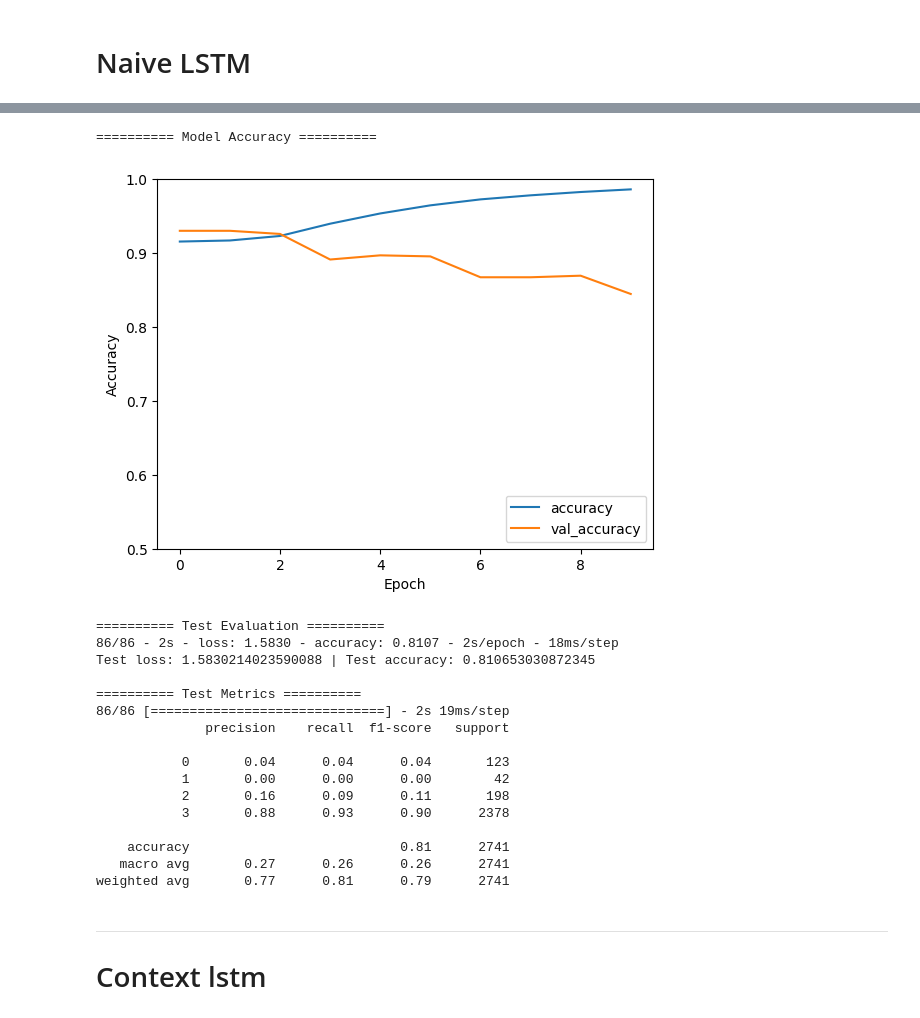
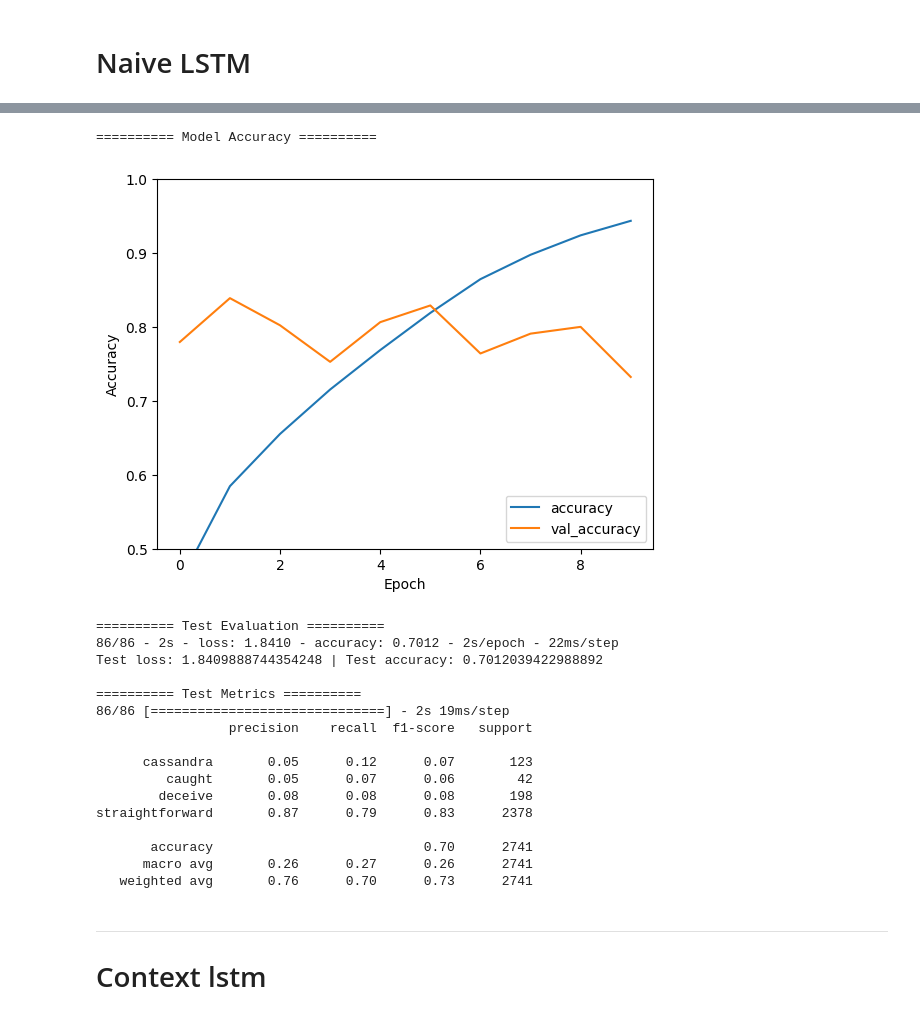
Before and after one commit to AdamKreitz/w266-final-project, a Jupyter notebook: lee2.ipynb, the cells around one changed output, grey strips where cells are left out. Saved outputs shown, nothing was run; the diff lists cells and outputs as text; code cells hidden in the pictures.

Commit message:
added SMOTE

```diff
--- a/lee2.ipynb
+++ b/lee2.ipynb
@@ -139,13 +154,13 @@ def EvaluateModel(model: tf.keras.Sequential, test_ds: tf.data.Dataset, test_tar
     y_pred_labels = np.argmax(y_pred, axis=1)
     print(sklearn.metrics.classification_report(test_target, y_pred_labels, target_names=(label_encoder.classes_ if label_encoder != None else None)))
 # %%
-def Tokenize(tokenizer, df: pd.DataFrame, sequence_len = 300) -> tuple:
+def Tokenize(tokenizer, df: pd.DataFrame, sequence_len = 300, smote = None) -> tuple:
     """
     Makes a consistant return of tokenized and padded messages and previous messages.
     """
     encoded_msg = tokenizer.texts_to_sequences(df['messages'])
     encoded_prev_msg = tokenizer.texts_to_sequences(df['previous_message'])
-    return encoded_msg, keras.preprocessing.sequence.pad_sequences(encoded_msg, sequence_len), encoded_prev_msg, keras.preprocessing.sequence.pad_sequences(encoded_prev_msg, sequence_len)
+    return keras.preprocessing.sequence.pad_sequences(encoded_msg, sequence_len), keras.preprocessing.sequence.pad_sequences(encoded_prev_msg, sequence_len)
 # %% [markdown]
 <hr/>
 
@@ -298,11 +313,15 @@ VOCAB_SIZE = 5000 # len(unique_words)
 tokenizer = keras.preprocessing.text.Tokenizer(num_words=VOCAB_SIZE, oov_token="<OOV>")
 tokenizer.fit_on_texts(train_df['messages'])
 label_encoder = sklearn.preprocessing.LabelEncoder()
+smote = imblearn.over_sampling.SMOTE()
 
 train_df['label_encoded'] = label_encoder.fit_transform(train_df['label'])
 test_df['label_encoded'] = label_encoder.fit_transform(test_df['label'])
 validation_df['label_encoded'] = label_encoder.fit_transform(validation_df['label'])
 
-train_encoded, train_encoded_padded, train_prev_encoded, train_prev_encoded_padded = Tokenize(tokenizer, train_df, MAX_SEQUENCE_LEN)
-test_encoded, test_encoded_padded, test_prev_encoded, test_prev_encoded_padded = Tokenize(tokenizer, test_df, MAX_SEQUENCE_LEN)
-validation_encoded, validation_encoded_padded, validation_prev_encoded, validation_prev_encoded_padded = Tokenize(tokenizer, validation_df, MAX_SEQUENCE_LEN)
+train_encoded_padded, train_prev_encoded_padded = Tokenize(tokenizer, train_df, MAX_SEQUENCE_LEN)
+train_encoded_padded, y_train = smote.fit_resample(train_encoded_padded, train_df['label_encoded'])
+train_prev_encoded_padded, y_train = smote.fit_resample(train_prev_encoded_padded, train_df['label_encoded'])
+
+test_encoded_padded, test_prev_encoded_padded = Tokenize(tokenizer, test_df, MAX_SEQUENCE_LEN)
+validation_encoded_padded, validation_prev_encoded_padded = Tokenize(tokenizer, validation_df, MAX_SEQUENCE_LEN)
@@ -451,7 +479,7 @@ _________________________________________________________________
 # %%
 naive_lstm_history = naive_lstm_model.fit(
     train_encoded_padded,
-    train_df["label_encoded"],
+    y_train,
     validation_data=(validation_encoded_padded,validation_df['label_encoded']),
     epochs=10
 )
@@ -479,24 +507,24 @@ Epoch 10/10
 # %%
-EvaluateModel(naive_lstm_model, test_encoded_padded, test_df['label_encoded'], naive_lstm_history)
+EvaluateModel(naive_lstm_model, test_encoded_padded, test_df['label_encoded'], naive_lstm_history, label_encoder)
 # %% [output]
 ========== Model Accuracy ==========
-[figure, old version]
+[figure, new version]
 ========== Test Evaluation ==========
-86/86 - 2s - loss: 1.5830 - accuracy: 0.8107 - 2s/epoch - 18ms/step
-Test loss: 1.5830214023590088 | Test accuracy: 0.810653030872345
+86/86 - 2s - loss: 1.8410 - accuracy: 0.7012 - 2s/epoch - 22ms/step
+Test loss: 1.8409888744354248 | Test accuracy: 0.7012039422988892
 
 ========== Test Metrics ==========
 86/86 [==============================] - 2s 19ms/step
-              precision    recall  f1-score   support
+                 precision    recall  f1-score   support
 
-           0       0.04      0.04      0.04       123
-           1       0.00      0.00      0.00        42
-           2       0.16      0.09      0.11       198
-           3       0.88      0.93      0.90      2378
+      cassandra       0.05      0.12      0.07       123
+         caught       0.05      0.07      0.06        42
+        deceive       0.08      0.08      0.08       198
+straightforward       0.87      0.79      0.83      2378
 
-    accuracy                           0.81      2741
-   macro avg       0.27      0.26      0.26      2741
-weighted avg       0.77      0.81      0.79      2741
+       accuracy                           0.70      2741
+      macro avg       0.26      0.27      0.26      2741
+   weighted avg       0.76      0.70      0.73      2741
 # %% [markdown]
 <hr/>
 
```
Also changed, not shown: parts of 11 cells of this notebook.
